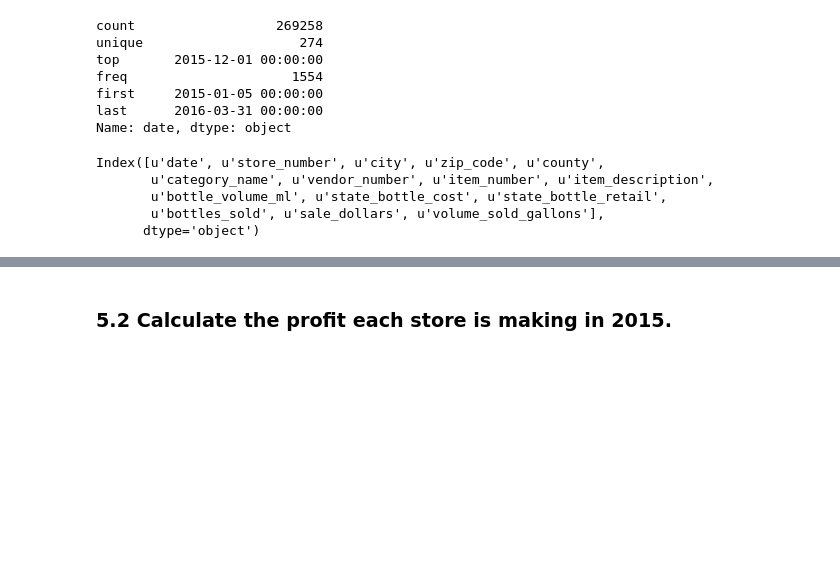
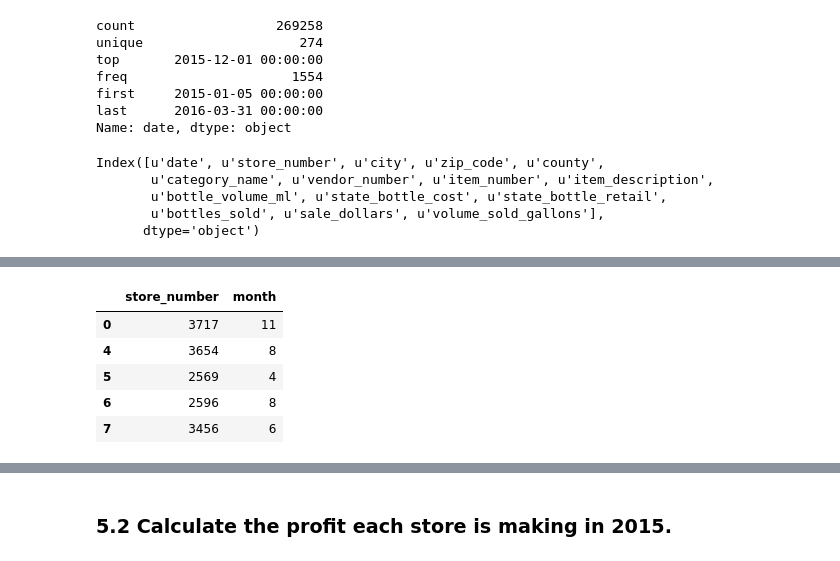
Before and after one commit to vnessified/DSI-SF-2-vnessified, a Jupyter notebook: projects/project-03/starter-code/project-3-starter.ipynb, the cells around one changed output, grey strips where cells are left out. Saved outputs shown, nothing was run; the diff lists cells and outputs as text; code cells hidden in the pictures; blank space fills up the shorter version.

```diff
--- a/projects/project-03/starter-code/project-3-starter.ipynb
+++ b/projects/project-03/starter-code/project-3-starter.ipynb
@@ -371,0 +364,9 @@ iowa[iowa['store_number']==3717]
+# %%
+check_stores.head()
+# %% [output]
+|  | store_number | month |
+| 0 | 3717 | 11 |
+| 4 | 3654 | 8 |
+| 5 | 2569 | 4 |
+| 6 | 2596 | 8 |
+| 7 | 3456 | 6 |
```
Also changed, not shown: parts of 14 cells of this notebook.
